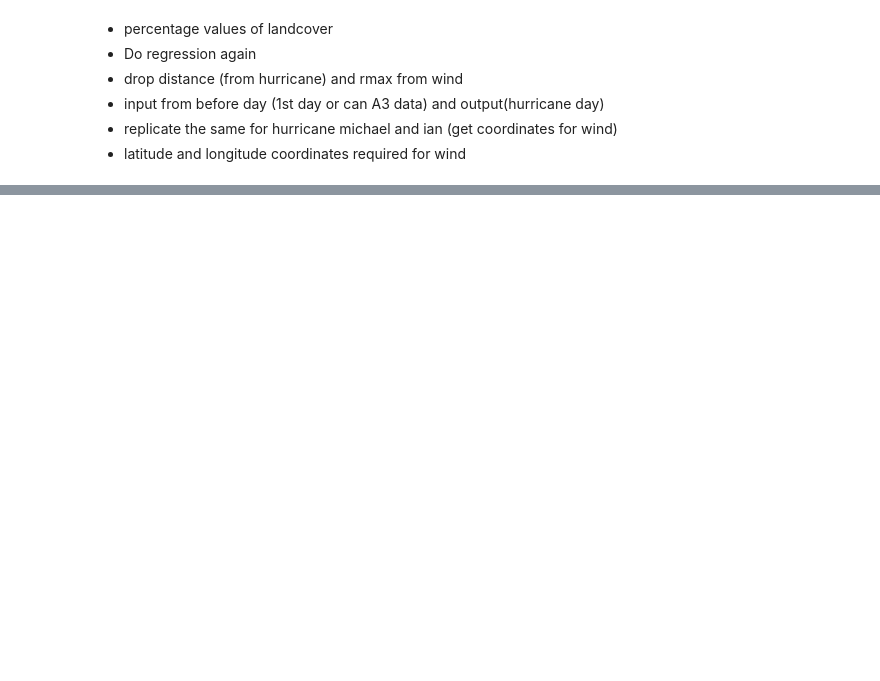
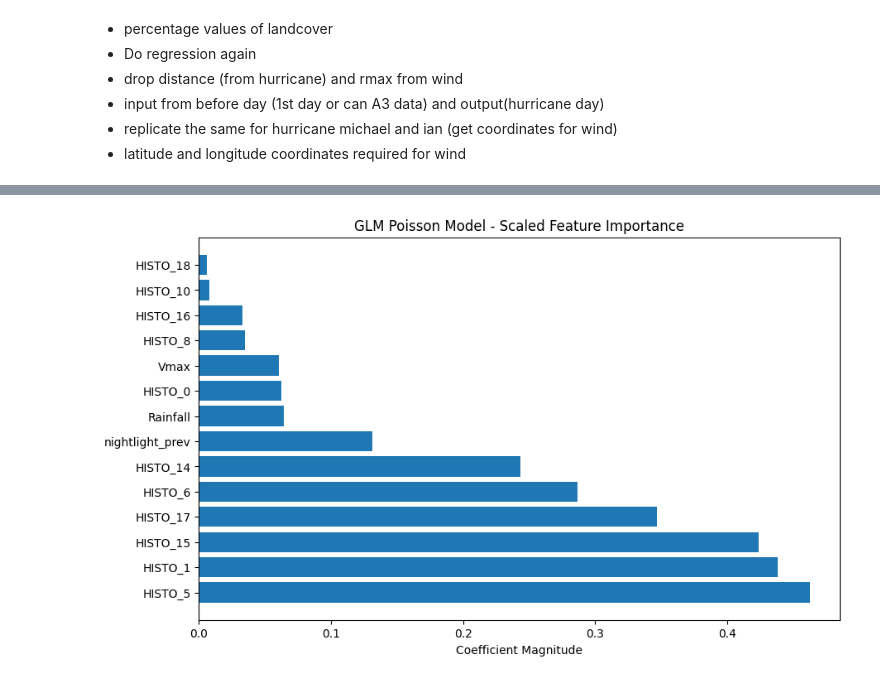
Before and after one commit to Akshay-Shreesha/Dashboard-for-Power-Outage-Forecasts-for-an-Emergency-Response-to-Hurricanes, a Jupyter notebook: Landcover_Nightlights.ipynb, the cells around one changed output, grey strips where cells are left out. Saved outputs shown, nothing was run; the diff lists cells and outputs as text; code cells hidden in the pictures; blank space fills up the shorter version.

```diff
--- a/Landcover_Nightlights.ipynb
+++ b/Landcover_Nightlights.ipynb
@@ -330,0 +396,18 @@ R2 score on the test set: 0.3162650138460211
+# %%
+import statsmodels.api as sm
+import pandas as pd
+
+# Assuming your dataframe is named 'df' and the target variable is '_mean'
+target = '_mean'
+independent_vars = [col for col in df.columns if col != target]
+
+# Fit the Poisson GLM
+X = df[independent_vars]
+X = sm.add_constant(X)  # Add a constant term for the intercept
+y = df[target]
+
+poisson_model = sm.GLM(y, X, family=sm.families.Poisson())
+poisson_results = poisson_model.fit()
+
+# Print the summary of the model
+print(poisson_results.summary())
@@ -330,0 +471,38 @@ R2 score on the test set: 0.3162650138460211
+# %%
+import numpy as np
+import pandas as pd
+import matplotlib.pyplot as plt
+import statsmodels.api as sm
+from sklearn.preprocessing import StandardScaler
+
+# Assuming you have your data in a pandas DataFrame called 'data'
+# X should contain the features used in your model
+X = df[independent_vars]
+y = df[target]
+
+# Scale the independent variables
+scaler = StandardScaler()
+X_scaled = scaler.fit_transform(X)
+
+# Fit a GLM Poisson model on the scaled data
+glm_model = sm.GLM(y, sm.add_constant(X_scaled), family=sm.families.Poisson()).fit()
+
+# Get the absolute values of the coefficients
+coef_abs = np.abs(glm_model.params[1:])
+
+# Sort the coefficients in descending order
+sorted_indices = np.argsort(coef_abs)[::-1]
+sorted_coef_abs = coef_abs[sorted_indices]
+
+# Get the corresponding feature names
+sorted_feature_names = X.columns[sorted_indices]
+
+# Plot the feature importance
+plt.figure(figsize=(10, 6))
+plt.barh(range(len(sorted_coef_abs)), sorted_coef_abs, align='center')
+plt.yticks(range(len(sorted_coef_abs)), sorted_feature_names)
+plt.xlabel('Coefficient Magnitude')
+plt.title('GLM Poisson Model - Scaled Feature Importance')
+plt.show()
+# %% [output]
+[figure, added]
```
Also changed, not shown: parts of 25 cells of this notebook, 3 other files.
